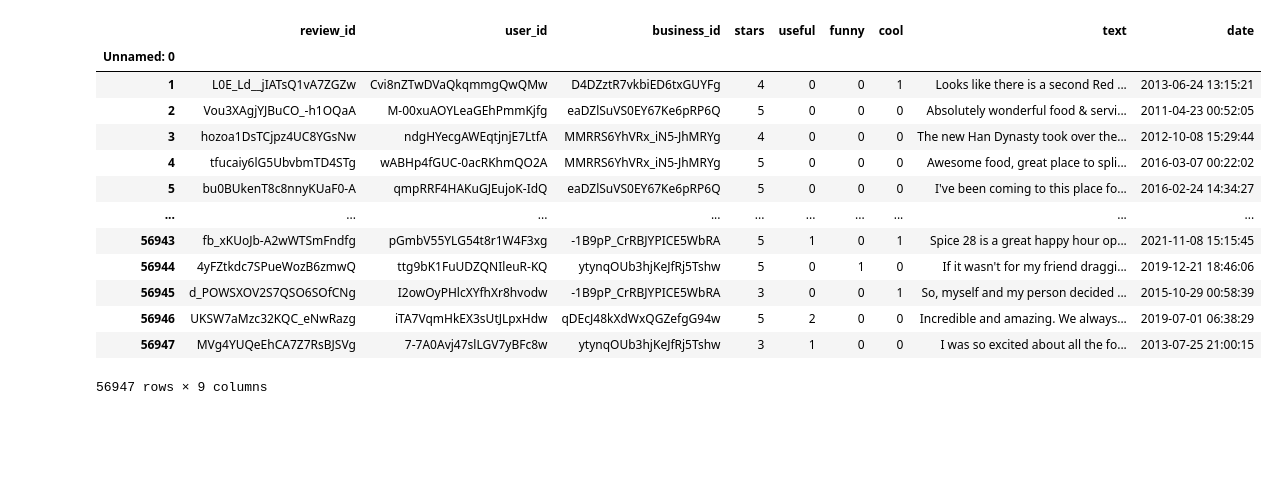
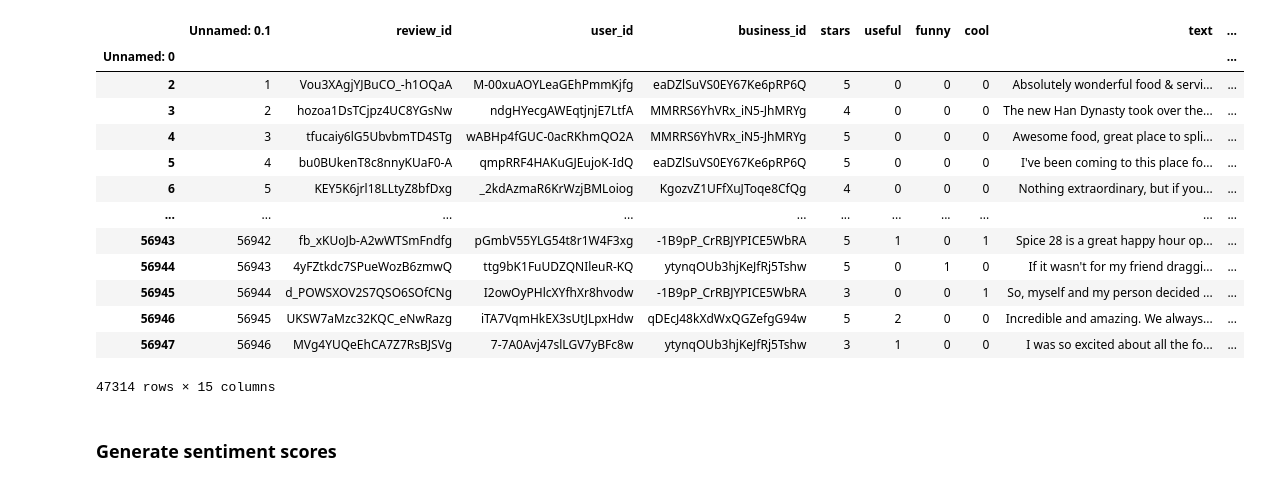
Before and after one commit to April2Carrie/YelpProject, a Jupyter notebook: Code/TFIDF_Logisticreg.ipynb, the cells around one changed output. Drawn from its saved outputs; the diff is of its cells as text; code cells hidden in the pictures; blank space fills up the shorter version.

Commit message:
Add final data and update code

```diff
--- a/Code/TFIDF_Logisticreg.ipynb
+++ b/Code/TFIDF_Logisticreg.ipynb
@@ -18,24 +19,26 @@ from sklearn.model_selection import train_test_split
 # %%
-review_data = pd.read_csv("review_chinsese_philadelphia.csv")
+review_data = pd.read_csv("review_final.csv")
 
 # removing the duplicates
 review_data.drop_duplicates(subset=['review_id','date','user_id'],inplace=True)
 review_data.set_index('Unnamed: 0')
 # %% [output]
-|  | review_id | user_id | business_id | stars | useful | funny | cool | text | date |
-| Unnamed: 0 |  |  |  |  |  |  |  |  |  |
-| 1 | L0E_Ld__jIATsQ1vA7ZGZw | Cvi8nZTwDVaQkqmmgQwQMw | D4DZztR7vkbiED6txGUYFg | 4 | 0 | 0 | 1 | Looks like there is a second Red ... | 2013-06-24 13:15:21 |
-| 2 | Vou3XAgjYJBuCO_-h1OQaA | M-00xuAOYLeaGEhPmmKjfg | eaDZlSuVS0EY67Ke6pRP6Q | 5 | 0 | 0 | 0 | Absolutely wonderful food & servi... | 2011-04-23 00:52:05 |
-| 3 | hozoa1DsTCjpz4UC8YGsNw | ndgHYecgAWEqtjnjE7LtfA | MMRRS6YhVRx_iN5-JhMRYg | 4 | 0 | 0 | 0 | The new Han Dynasty took over the... | 2012-10-08 15:29:44 |
-| 4 | tfucaiy6lG5UbvbmTD4STg | wABHp4fGUC-0acRKhmQO2A | MMRRS6YhVRx_iN5-JhMRYg | 5 | 0 | 0 | 0 | Awesome food, great place to spli... | 2016-03-07 00:22:02 |
-| 5 | bu0BUkenT8c8nnyKUaF0-A | qmpRRF4HAKuGJEujoK-IdQ | eaDZlSuVS0EY67Ke6pRP6Q | 5 | 0 | 0 | 0 | I've been coming to this place fo... | 2016-02-24 14:34:27 |
-| ... | ... | ... | ... | ... | ... | ... | ... | ... | ... |
-| 56943 | fb_xKUoJb-A2wWTSmFndfg | pGmbV55YLG54t8r1W4F3xg | -1B9pP_CrRBJYPICE5WbRA | 5 | 1 | 0 | 1 | Spice 28 is a great happy hour op... | 2021-11-08 15:15:45 |
-| 56944 | 4yFZtkdc7SPueWozB6zmwQ | ttg9bK1FuUDZQNIleuR-KQ | ytynqOUb3hjKeJfRj5Tshw | 5 | 0 | 1 | 0 | If it wasn't for my friend draggi... | 2019-12-21 18:46:06 |
-| 56945 | d_POWSXOV2S7QSO6SOfCNg | I2owOyPHlcXYfhXr8hvodw | -1B9pP_CrRBJYPICE5WbRA | 3 | 0 | 0 | 1 | So, myself and my person decided ... | 2015-10-29 00:58:39 |
-| 56946 | UKSW7aMzc32KQC_eNwRazg | iTA7VqmHkEX3sUtJLpxHdw | qDEcJ48kXdWxQGZefgG94w | 5 | 2 | 0 | 0 | Incredible and amazing. We always... | 2019-07-01 06:38:29 |
-| 56947 | MVg4YUQeEhCA7Z7RsBJSVg | 7-7A0Avj47slLGV7yBFc8w | ytynqOUb3hjKeJfRj5Tshw | 3 | 1 | 0 | 0 | I was so excited about all the fo... | 2013-07-25 21:00:15 |
+|  | Unnamed: 0.1 | review_id | user_id | business_id | stars | useful | funny | cool | text | ... |
+| Unnamed: 0 |  |  |  |  |  |  |  |  |  | ... |
+| 2 | 1 | Vou3XAgjYJBuCO_-h1OQaA | M-00xuAOYLeaGEhPmmKjfg | eaDZlSuVS0EY67Ke6pRP6Q | 5 | 0 | 0 | 0 | Absolutely wonderful food & servi... | ... |
+| 3 | 2 | hozoa1DsTCjpz4UC8YGsNw | ndgHYecgAWEqtjnjE7LtfA | MMRRS6YhVRx_iN5-JhMRYg | 4 | 0 | 0 | 0 | The new Han Dynasty took over the... | ... |
+| 4 | 3 | tfucaiy6lG5UbvbmTD4STg | wABHp4fGUC-0acRKhmQO2A | MMRRS6YhVRx_iN5-JhMRYg | 5 | 0 | 0 | 0 | Awesome food, great place to spli... | ... |
+| 5 | 4 | bu0BUkenT8c8nnyKUaF0-A | qmpRRF4HAKuGJEujoK-IdQ | eaDZlSuVS0EY67Ke6pRP6Q | 5 | 0 | 0 | 0 | I've been coming to this place fo... | ... |
+| 6 | 5 | KEY5K6jrl18LLtyZ8bfDxg | _2kdAzmaR6KrWzjBMLoiog | KgozvZ1UFfXuJToqe8CfQg | 4 | 0 | 0 | 0 | Nothing extraordinary, but if you... | ... |
+| ... | ... | ... | ... | ... | ... | ... | ... | ... | ... | ... |
+| 56943 | 56942 | fb_xKUoJb-A2wWTSmFndfg | pGmbV55YLG54t8r1W4F3xg | -1B9pP_CrRBJYPICE5WbRA | 5 | 1 | 0 | 1 | Spice 28 is a great happy hour op... | ... |
+| 56944 | 56943 | 4yFZtkdc7SPueWozB6zmwQ | ttg9bK1FuUDZQNIleuR-KQ | ytynqOUb3hjKeJfRj5Tshw | 5 | 0 | 1 | 0 | If it wasn't for my friend draggi... | ... |
+| 56945 | 56944 | d_POWSXOV2S7QSO6SOfCNg | I2owOyPHlcXYfhXr8hvodw | -1B9pP_CrRBJYPICE5WbRA | 3 | 0 | 0 | 1 | So, myself and my person decided ... | ... |
+| 56946 | 56945 | UKSW7aMzc32KQC_eNwRazg | iTA7VqmHkEX3sUtJLpxHdw | qDEcJ48kXdWxQGZefgG94w | 5 | 2 | 0 | 0 | Incredible and amazing. We always... | ... |
+| 56947 | 56946 | MVg4YUQeEhCA7Z7RsBJSVg | 7-7A0Avj47slLGV7yBFc8w | ytynqOUb3hjKeJfRj5Tshw | 3 | 1 | 0 | 0 | I was so excited about all the fo... | ... |
-56947 rows × 9 columns
+47314 rows × 15 columns
+# %% [markdown]
+### Generate sentiment scores
 # %%
 # quantify the review column to sentiment value
 sid = SentimentIntensityAnalyzer()
```
Also changed, not shown: parts of 21 cells of this notebook, 3 other files.
